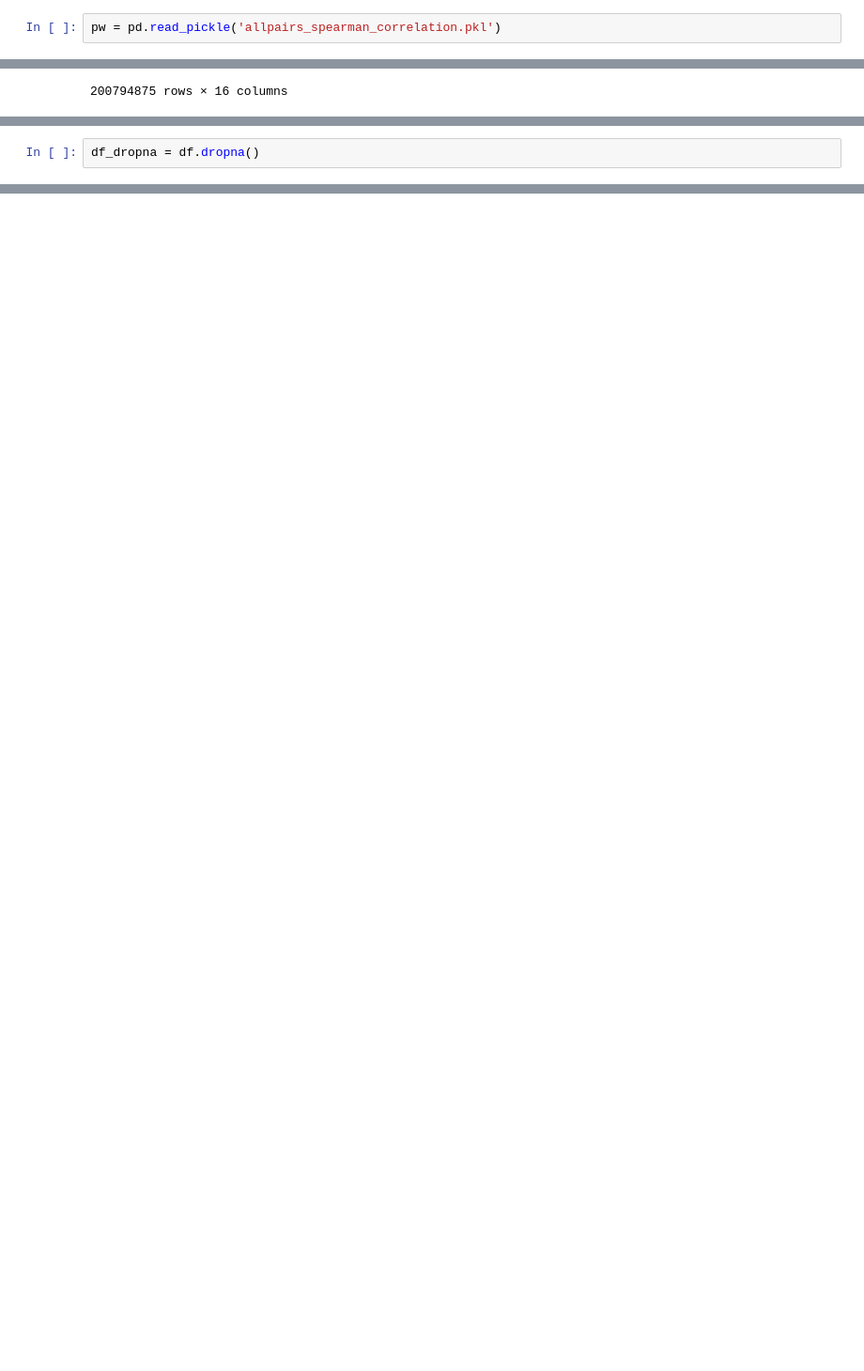
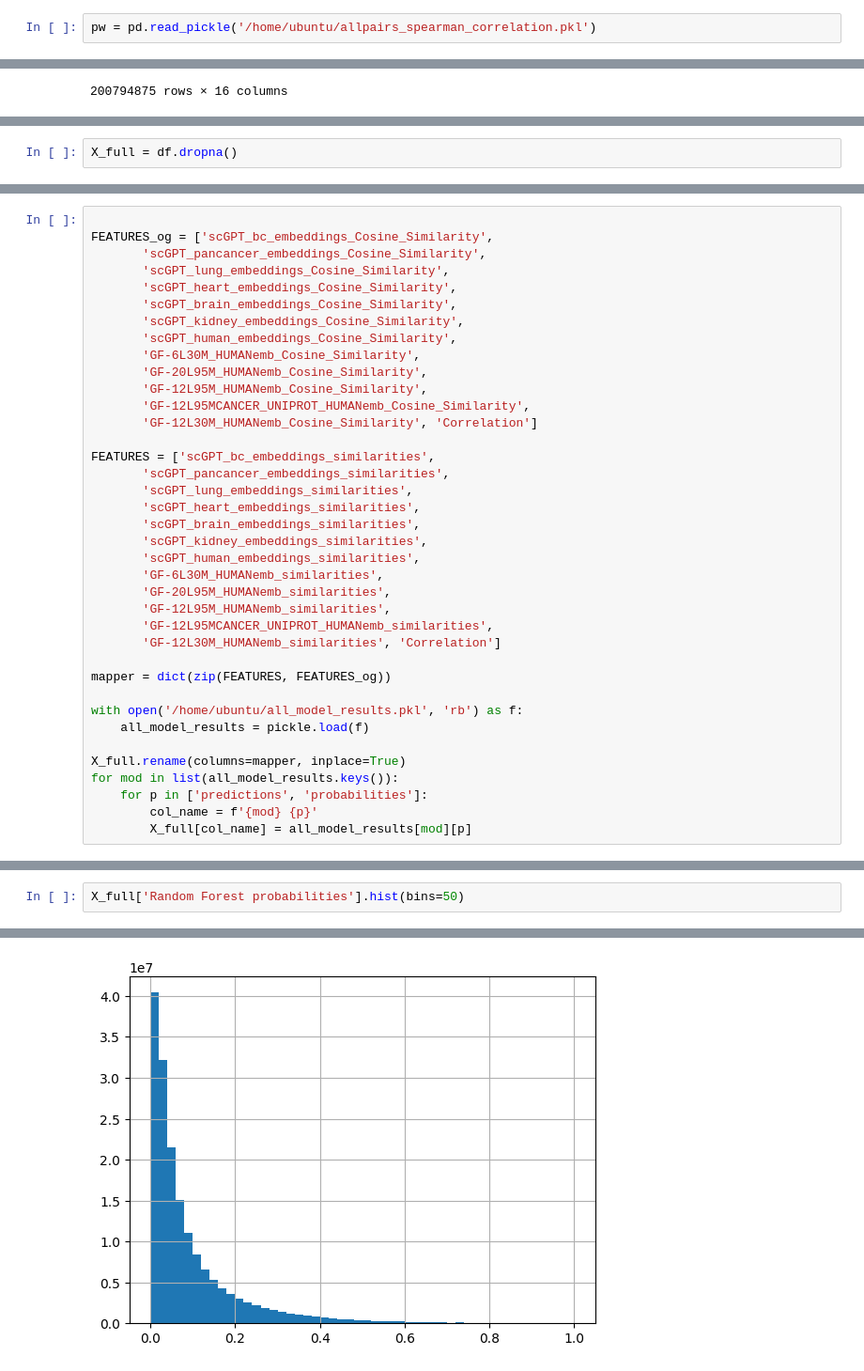
Before and after one commit to briannaflynn/gene_embedding_analysis, a Jupyter notebook: generate_full_dataset.ipynb, the cells around one changed output, grey strips where cells are left out. Shown: that part at 94% size. Cells and saved outputs as stored; diff of their text form; blank space fills up the shorter version.

Commit message:
updated generate full datset to include preds and probabilities, export top 100k sorted by probability

```diff
--- a/generate_full_dataset.ipynb
+++ b/generate_full_dataset.ipynb
@@ -7,7 +9,7 @@ complex_df.columns
 # %% [output]
 Index(['GeneAB', 'Same_Complex'], dtype='object')
 # %%
-pw = pd.read_pickle('allpairs_spearman_correlation.pkl')
+pw = pd.read_pickle('/home/ubuntu/allpairs_spearman_correlation.pkl')
 # %%
 import os
 df=pd.DataFrame()
@@ -69,2 +73,2 @@ df
 # %%
-df_dropna = df.dropna()
+X_full = df.dropna()
@@ -90,0 +75,38 @@ df.to_pickle('full_dataset.pkl')
+# %%
+
+FEATURES_og = ['scGPT_bc_embeddings_Cosine_Similarity',
+       'scGPT_pancancer_embeddings_Cosine_Similarity',
+       'scGPT_lung_embeddings_Cosine_Similarity',
+       'scGPT_heart_embeddings_Cosine_Similarity',
+       'scGPT_brain_embeddings_Cosine_Similarity',
+       'scGPT_kidney_embeddings_Cosine_Similarity',
+       'scGPT_human_embeddings_Cosine_Similarity',
+       'GF-6L30M_HUMANemb_Cosine_Similarity',
+       'GF-20L95M_HUMANemb_Cosine_Similarity',
+       'GF-12L95M_HUMANemb_Cosine_Similarity',
+       'GF-12L95MCANCER_UNIPROT_HUMANemb_Cosine_Similarity',
+       'GF-12L30M_HUMANemb_Cosine_Similarity', 'Correlation']
+
+FEATURES = ['scGPT_bc_embeddings_similarities',
+       'scGPT_pancancer_embeddings_similarities',
+       'scGPT_lung_embeddings_similarities',
+       'scGPT_heart_embeddings_similarities',
+       'scGPT_brain_embeddings_similarities',
+       'scGPT_kidney_embeddings_similarities',
+       'scGPT_human_embeddings_similarities',
+       'GF-6L30M_HUMANemb_similarities',
+       'GF-20L95M_HUMANemb_similarities',
+       'GF-12L95M_HUMANemb_similarities',
+       'GF-12L95MCANCER_UNIPROT_HUMANemb_similarities',
+       'GF-12L30M_HUMANemb_similarities', 'Correlation']
+
+mapper = dict(zip(FEATURES, FEATURES_og))
+
+with open('/home/ubuntu/all_model_results.pkl', 'rb') as f:
+    all_model_results = pickle.load(f)
+
+X_full.rename(columns=mapper, inplace=True)
+for mod in list(all_model_results.keys()):
+    for p in ['predictions', 'probabilities']:
+        col_name = f'{mod} {p}'
+        X_full[col_name] = all_model_results[mod][p]
@@ -90,0 +147,3 @@ df.to_pickle('full_dataset.pkl')
+# %%
+X_full['Random Forest probabilities'].hist(bins=50)
+# %% [output]
@@ -90,0 +151 @@ df.to_pickle('full_dataset.pkl')
+[figure, added]
```
Also changed, not shown: parts of 30 cells of this notebook, 1 other file.
